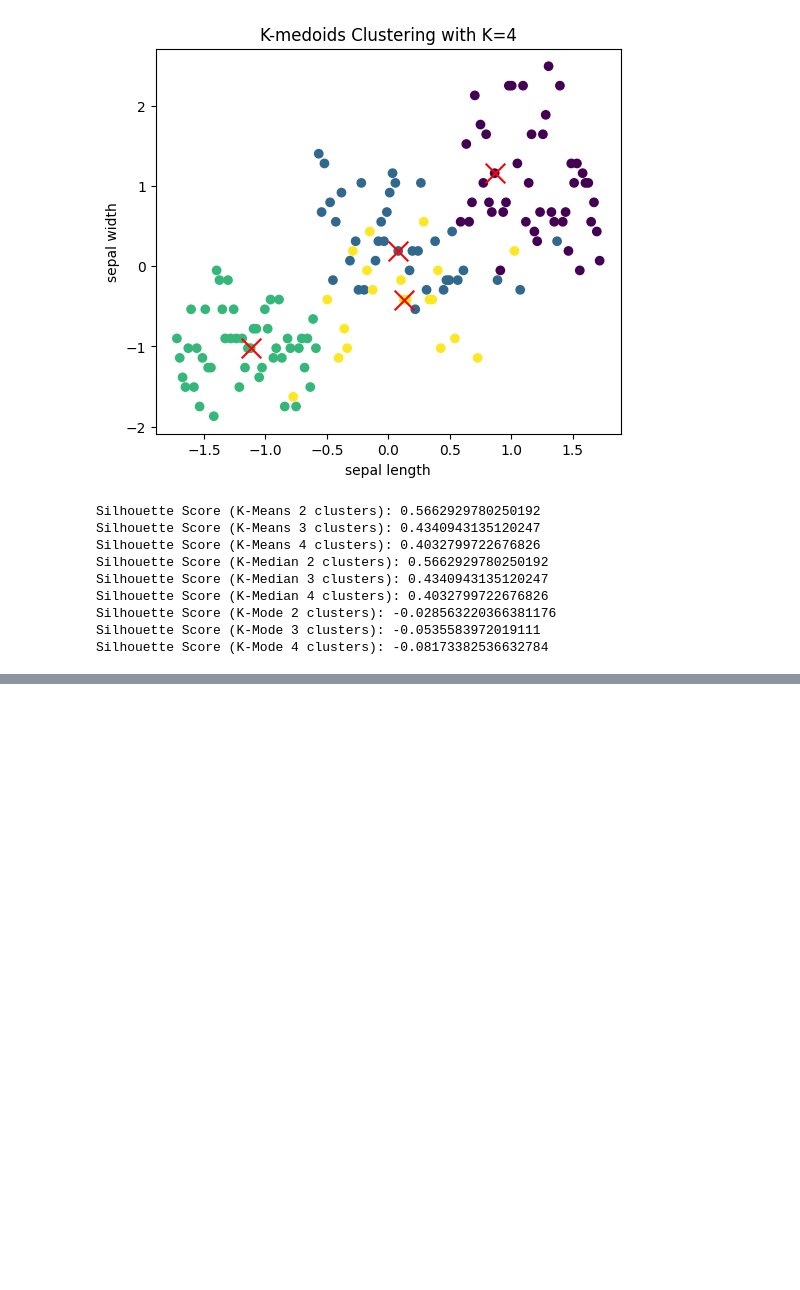
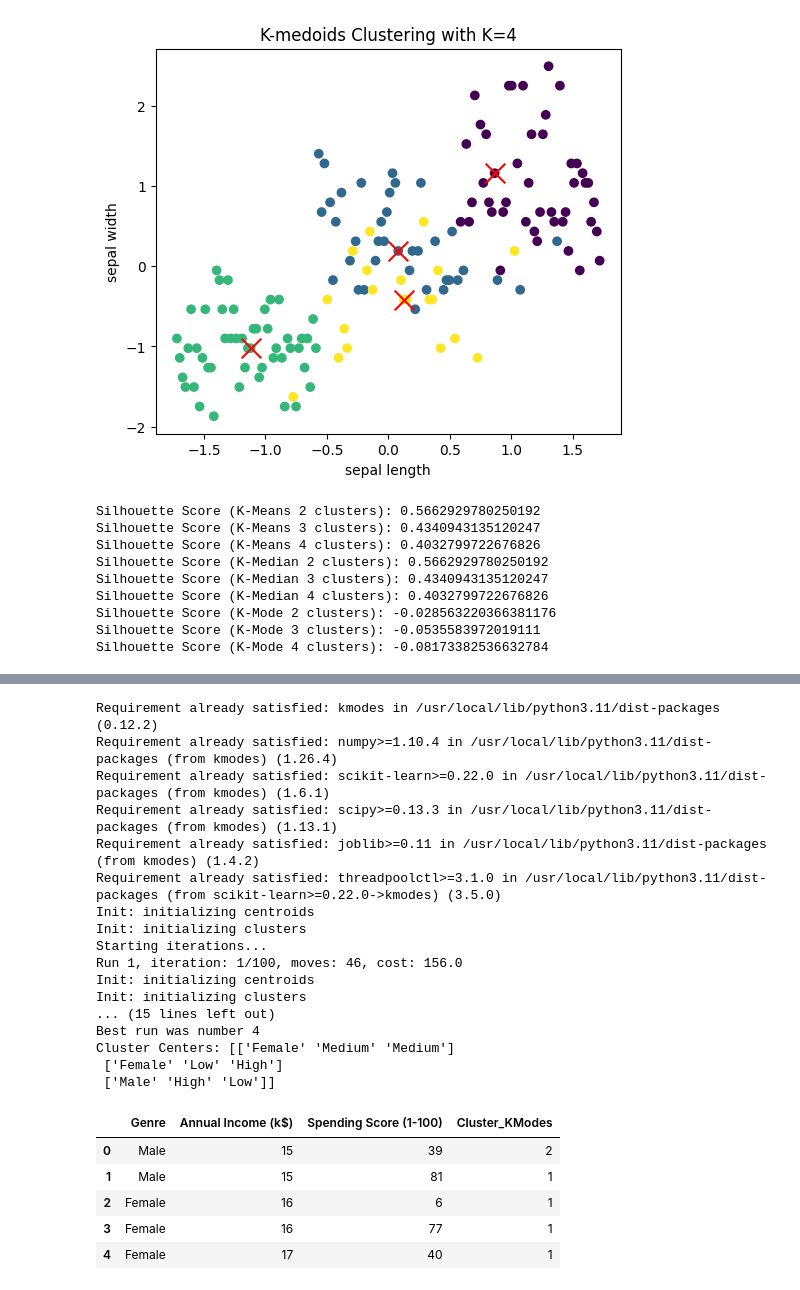
Before and after one commit to Kritzr/machine_learning, a Jupyter notebook: kmeans_kmode_kmedian/kmeans_kmode_kmedian.ipynb, the cells around one changed output, grey strips where cells are left out. Drawn from its saved outputs; the diff is of its cells as text; code cells hidden in the pictures; blank space fills up the shorter version.

```diff
--- a/kmeans_kmode_kmedian/kmeans_kmode_kmedian.ipynb
+++ b/kmeans_kmode_kmedian/kmeans_kmode_kmedian.ipynb
@@ -216,0 +312,50 @@ Silhouette Score (K-Mode 4 clusters): -0.08173382536632784
+# %%
+!pip install kmodes
+from kmodes.kmodes import KModes
+
+# Convert numerical data into categorical bins
+mall_df['Income_Category'] = pd.cut(mall_df['Annual Income (k$)'], bins=[0, 40, 70, 150], labels=['Low', 'Medium', 'High'])
+mall_df['Spending_Category'] = pd.cut(mall_df['Spending Score (1-100)'], bins=[0, 40, 70, 100], labels=['Low', 'Medium', 'High'])
+
+# Selecting categorical columns for K-Modes
+mall_categorical = mall_df[['Genre', 'Income_Category', 'Spending_Category']]
+
+# Convert categorical data to string format
+mall_categorical = mall_categorical.astype(str)
+
+# Apply K-Modes clustering
+kmodes = KModes(n_clusters=3, init='Huang', n_init=5, verbose=1)
+clusters = kmodes.fit_predict(mall_categorical)
+
+# Add cluster labels to dataset
+mall_df['Cluster_KModes'] = clusters
+
+# Print cluster centers
+print("Cluster Centers:", kmodes.cluster_centroids_)
+
+# Display first few rows with cluster labels
+mall_df[['Genre', 'Annual Income (k$)', 'Spending Score (1-100)', 'Cluster_KModes']].head()
+# %% [output]
+Requirement already satisfied: kmodes in /usr/local/lib/python3.11/dist-packages (0.12.2)
+Requirement already satisfied: numpy>=1.10.4 in /usr/local/lib/python3.11/dist-packages (from kmodes) (1.26.4)
+Requirement already satisfied: scikit-learn>=0.22.0 in /usr/local/lib/python3.11/dist-packages (from kmodes) (1.6.1)
+Requirement already satisfied: scipy>=0.13.3 in /usr/local/lib/python3.11/dist-packages (from kmodes) (1.13.1)
+Requirement already satisfied: joblib>=0.11 in /usr/local/lib/python3.11/dist-packages (from kmodes) (1.4.2)
+Requirement already satisfied: threadpoolctl>=3.1.0 in /usr/local/lib/python3.11/dist-packages (from scikit-learn>=0.22.0->kmodes) (3.5.0)
+Init: initializing centroids
+Init: initializing clusters
+Starting iterations...
+Run 1, iteration: 1/100, moves: 46, cost: 156.0
+Init: initializing centroids
+Init: initializing clusters
+... (15 lines left out)
+Best run was number 4
+Cluster Centers: [['Female' 'Medium' 'Medium']
+ ['Female' 'Low' 'High']
+ ['Male' 'High' 'Low']]
+|  | Genre | Annual Income (k$) | Spending Score (1-100) | Cluster_KModes |
+| 0 | Male | 15 | 39 | 2 |
+| 1 | Male | 15 | 81 | 1 |
+| 2 | Female | 16 | 6 | 1 |
+| 3 | Female | 16 | 77 | 1 |
+| 4 | Female | 17 | 40 | 1 |
```
Also changed, not shown: parts of 9 cells of this notebook.
